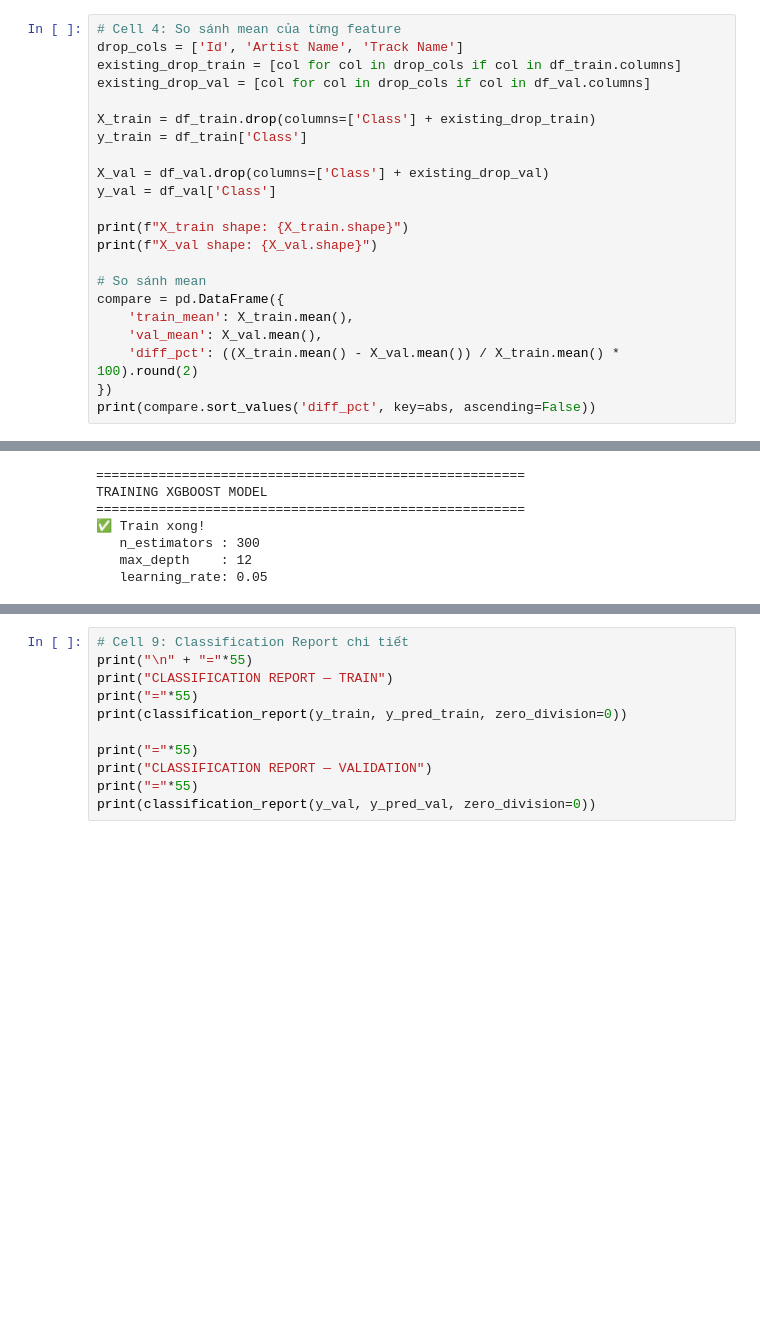
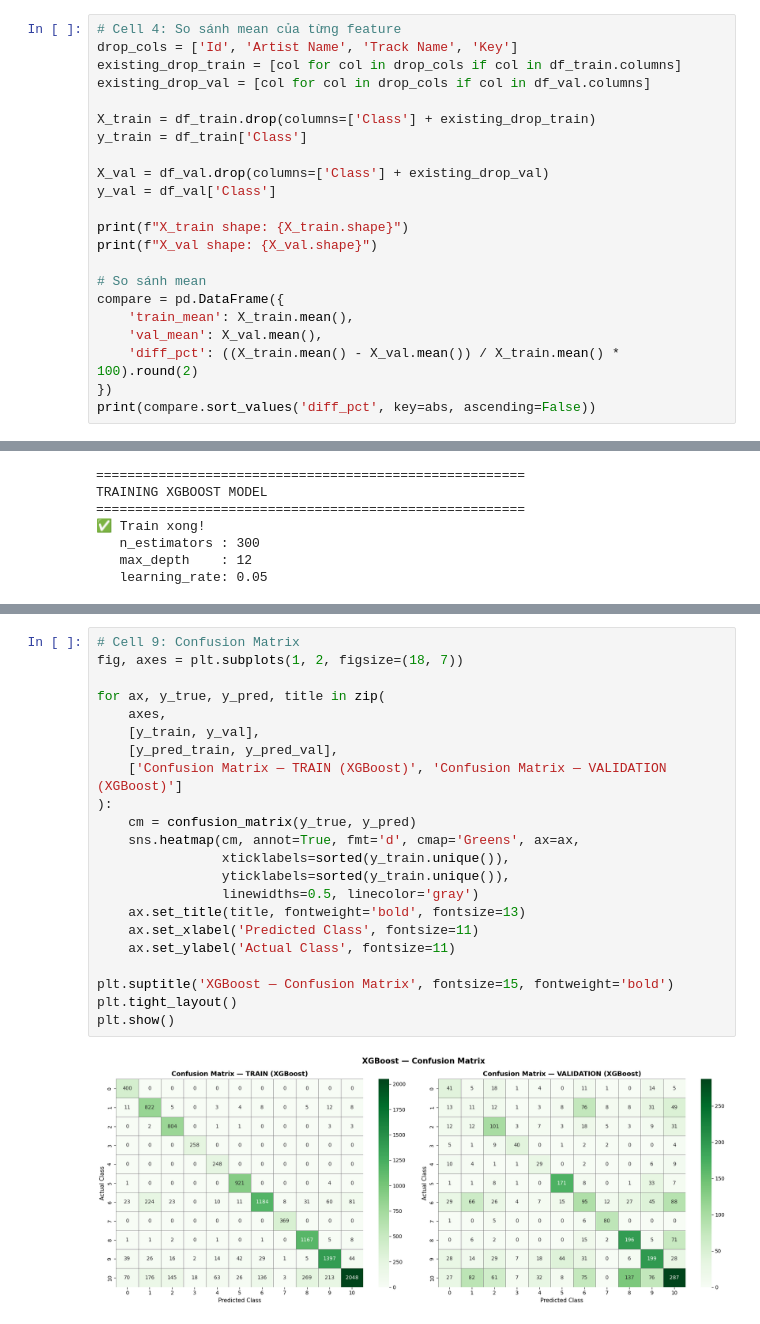
Before and after one commit to Dibenz204/Nhom07_SGU26_ML_MusicGenreClassification, a Jupyter notebook: Model/Xgboost.ipynb, the cells around one changed output, grey strips where cells are left out. Saved outputs shown, nothing was run; the diff lists cells and outputs as text; blank space fills up the shorter version.

```diff
--- a/Model/Xgboost.ipynb
+++ b/Model/Xgboost.ipynb
@@ -74,7 +74,7 @@ Class
 10      0.2750  0.2750
 # %%
 # Cell 4: So sánh mean của từng feature
-drop_cols = ['Id', 'Artist Name', 'Track Name']
+drop_cols = ['Id', 'Artist Name', 'Track Name', 'Key']
 existing_drop_train = [col for col in drop_cols if col in df_train.columns]
 existing_drop_val = [col for col in drop_cols if col in df_val.columns]
 
@@ -288,12 +272,25 @@ else:
 # %%
-# Cell 9: Classification Report chi tiết
-print("\n" + "="*55)
-print("CLASSIFICATION REPORT — TRAIN")
-print("="*55)
-print(classification_report(y_train, y_pred_train, zero_division=0))
+# Cell 9: Confusion Matrix
+fig, axes = plt.subplots(1, 2, figsize=(18, 7))
 
-print("="*55)
-print("CLASSIFICATION REPORT — VALIDATION")
-print("="*55)
-print(classification_report(y_val, y_pred_val, zero_division=0))
+for ax, y_true, y_pred, title in zip(
+    axes,
+    [y_train, y_val],
+    [y_pred_train, y_pred_val],
+    ['Confusion Matrix — TRAIN (XGBoost)', 'Confusion Matrix — VALIDATION (XGBoost)']
+):
+    cm = confusion_matrix(y_true, y_pred)
+    sns.heatmap(cm, annot=True, fmt='d', cmap='Greens', ax=ax,
+                xticklabels=sorted(y_train.unique()),
+                yticklabels=sorted(y_train.unique()),
+                linewidths=0.5, linecolor='gray')
+    ax.set_title(title, fontweight='bold', fontsize=13)
+    ax.set_xlabel('Predicted Class', fontsize=11)
+    ax.set_ylabel('Actual Class', fontsize=11)
+
+plt.suptitle('XGBoost — Confusion Matrix', fontsize=15, fontweight='bold')
+plt.tight_layout()
+plt.show()
+# %% [output]
+[figure, added]
 # %%
```
Also changed, not shown: parts of 10 cells of this notebook, 13 other files.
